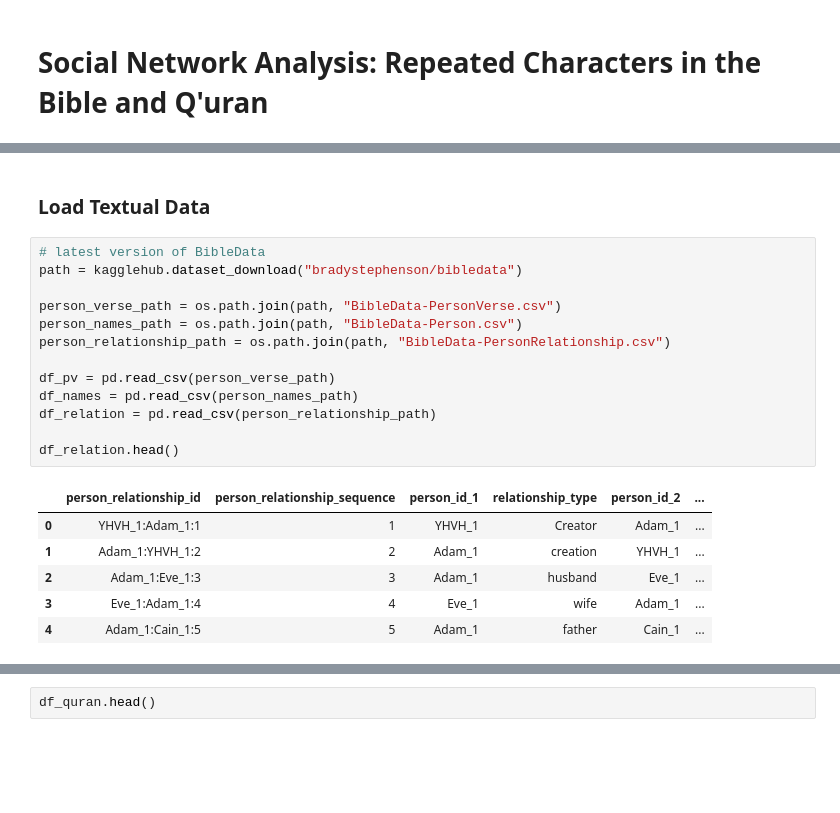
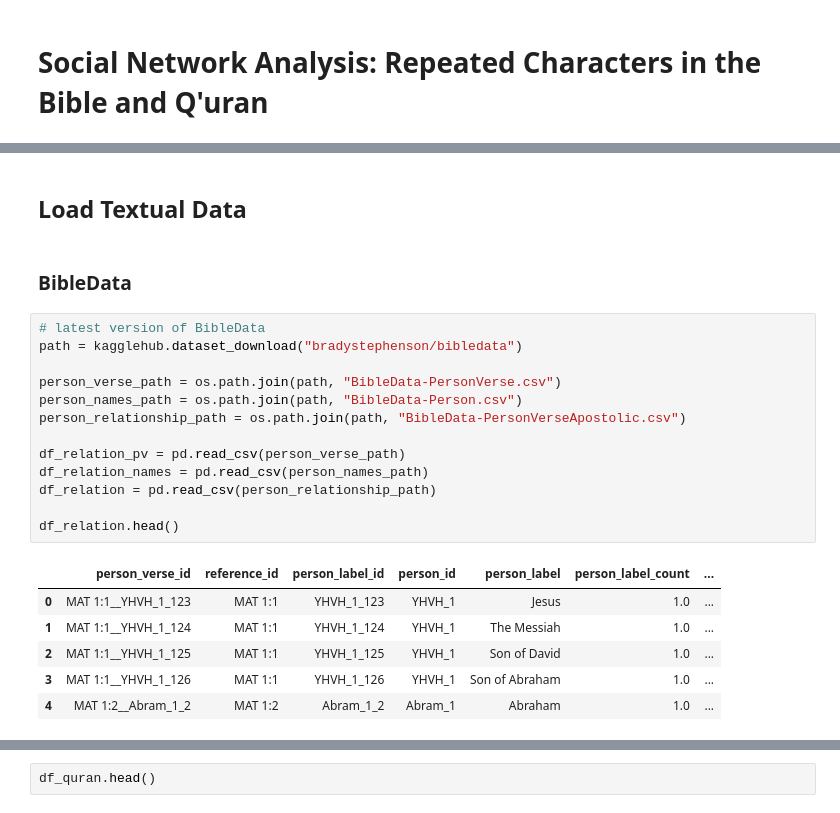
Before and after one commit to erinabruzzy/DSAN6400, a Jupyter notebook: social_network_analysis.ipynb, the cells around one changed output, grey strips where cells are left out. Cells and saved outputs as stored; diff of their text form; blank space fills up the shorter version.

Commit message:
bibledata cleaning

```diff
--- a/social_network_analysis.ipynb
+++ b/social_network_analysis.ipynb
@@ -24,22 +16,24 @@ Bad value in file PosixPath('/home/erinbrzusek/.config/matplotlib/stylelib/lab-1
 # %% [markdown]
-### Load Textual Data
+## Load Textual Data
+# %% [markdown]
+### BibleData
 # %%
 # latest version of BibleData
 path = kagglehub.dataset_download("bradystephenson/bibledata")
 
 person_verse_path = os.path.join(path, "BibleData-PersonVerse.csv")
 person_names_path = os.path.join(path, "BibleData-Person.csv")
-person_relationship_path = os.path.join(path, "BibleData-PersonRelationship.csv")
+person_relationship_path = os.path.join(path, "BibleData-PersonVerseApostolic.csv")
 
-df_pv = pd.read_csv(person_verse_path)
-df_names = pd.read_csv(person_names_path)
+df_relation_pv = pd.read_csv(person_verse_path)
+df_relation_names = pd.read_csv(person_names_path)
 df_relation = pd.read_csv(person_relationship_path)
 
 df_relation.head()
 # %% [output]
-|  | person_relationship_id | person_relationship_sequence | person_id_1 | relationship_type | person_id_2 | ... |
-| 0 | YHVH_1:Adam_1:1 | 1 | YHVH_1 | Creator | Adam_1 | ... |
-| 1 | Adam_1:YHVH_1:2 | 2 | Adam_1 | creation | YHVH_1 | ... |
-| 2 | Adam_1:Eve_1:3 | 3 | Adam_1 | husband | Eve_1 | ... |
-| 3 | Eve_1:Adam_1:4 | 4 | Eve_1 | wife | Adam_1 | ... |
-| 4 | Adam_1:Cain_1:5 | 5 | Adam_1 | father | Cain_1 | ... |
+|  | person_verse_id | reference_id | person_label_id | person_id | person_label | person_label_count | ... |
+| 0 | MAT 1:1__YHVH_1_123 | MAT 1:1 | YHVH_1_123 | YHVH_1 | Jesus | 1.0 | ... |
+| 1 | MAT 1:1__YHVH_1_124 | MAT 1:1 | YHVH_1_124 | YHVH_1 | The Messiah | 1.0 | ... |
+| 2 | MAT 1:1__YHVH_1_125 | MAT 1:1 | YHVH_1_125 | YHVH_1 | Son of David | 1.0 | ... |
+| 3 | MAT 1:1__YHVH_1_126 | MAT 1:1 | YHVH_1_126 | YHVH_1 | Son of Abraham | 1.0 | ... |
+| 4 | MAT 1:2__Abram_1_2 | MAT 1:2 | Abram_1_2 | Abram_1 | Abraham | 1.0 | ... |
```
Also changed, not shown: parts of 7 cells of this notebook.
